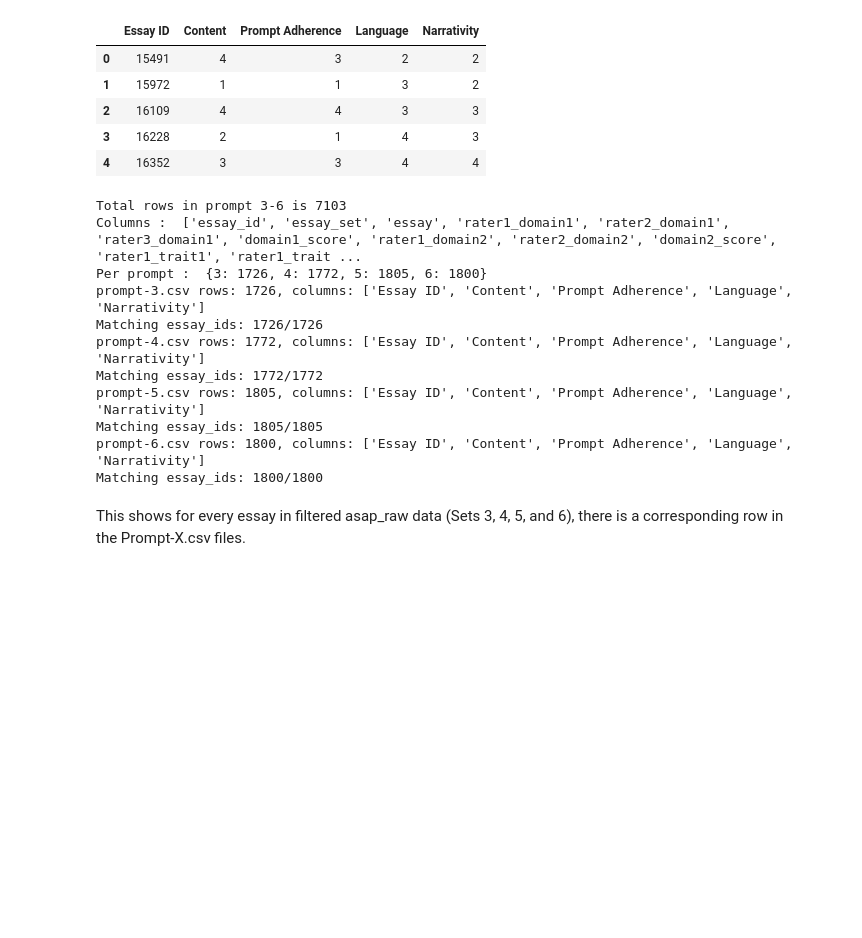
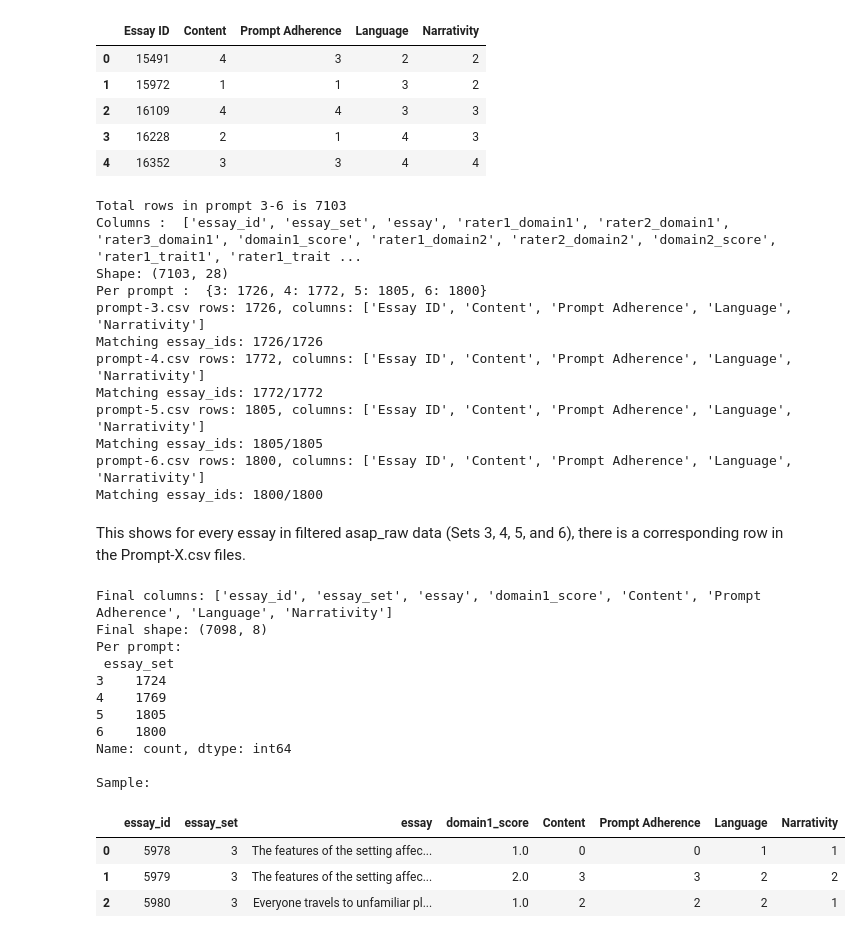
Before and after one commit to Muskan-Kandel/aes, a Jupyter notebook: AES.ipynb, the cells around one changed output. Cells and saved outputs as stored; diff of their text form; code cells hidden in the pictures; blank space fills up the shorter version.

```diff
--- a/AES.ipynb
+++ b/AES.ipynb
@@ -65,6 +100,7 @@ prompt6.head()
 filtered= asap_raw[asap_raw['essay_set'].isin([3,4,5,6])]
 print("Total rows in prompt 3-6 is", len(filtered))
 print("Columns : ", list(filtered.columns))
+print(f"Shape: {filtered.shape}")
 print("Per prompt : ", filtered['essay_set'].value_counts().sort_index().to_dict())
 for i in [3,4,5,6]:
   p = pd.read_csv(f'/content/drive/MyDrive/aes/Prompt-{i}.csv')
@@ -77,6 +113,7 @@ for i in [3,4,5,6]:
 # %% [output]
 Total rows in prompt 3-6 is 7103
 Columns :  ['essay_id', 'essay_set', 'essay', 'rater1_domain1', 'rater2_domain1', 'rater3_domain1', 'domain1_score', 'rater1_domain2', 'rater2_domain2', 'domain2_score', 'rater1_trait1', 'rater1_trait ...
+Shape: (7103, 28)
 Per prompt :  {3: 1726, 4: 1772, 5: 1805, 6: 1800}
 prompt-3.csv rows: 1726, columns: ['Essay ID', 'Content', 'Prompt Adherence', 'Language', 'Narrativity']
 Matching essay_ids: 1726/1726
@@ -90 +128,43 @@ Matching essay_ids: 1800/1800
 This shows for every essay in filtered asap_raw data (Sets 3, 4, 5, and 6), there is a corresponding row in the Prompt-X.csv files.
+# %%
+filtered_clean = filtered[['essay_id', 'essay_set', 'essay', 'domain1_score']].copy()
+trait_dfs = []
+for i in [3, 4, 5, 6]:
+    prompt_df = pd.read_csv(f'/content/drive/MyDrive/aes/Prompt-{i}.csv')
+
+    # Standardize column names if necessary (e.g., 'Essay ID' to 'essay_id')
+    prompt_df = prompt_df.rename(columns={'Essay ID': 'essay_id'})
+    trait_dfs.append(prompt_df)
+
+all_traits = pd.concat(trait_dfs, ignore_index = True)
+
+#merge on essay_id
+asap_plus_plus = filtered_clean.merge(all_traits, on='essay_id', how='inner')
+
+#clean dataset
+asap_plus_plus.dropna(subset=['essay', 'domain1_score'], inplace=True)
+asap_plus_plus.drop_duplicates(subset=['essay'], inplace=True)
+asap_plus_plus.reset_index(drop=True, inplace=True)
+
+#check final dataset
+print("Final columns:", list(asap_plus_plus.columns))
+print("Final shape:", asap_plus_plus.shape)
+print("Per prompt:\n", asap_plus_plus['essay_set'].value_counts().sort_index())
+print("\nSample:")
+asap_plus_plus.head(3)
+# %% [output]
+Final columns: ['essay_id', 'essay_set', 'essay', 'domain1_score', 'Content', 'Prompt Adherence', 'Language', 'Narrativity']
+Final shape: (7098, 8)
+Per prompt:
+ essay_set
+3    1724
+4    1769
+5    1805
+6    1800
+Name: count, dtype: int64
+
+Sample:
+|  | essay_id | essay_set | essay | domain1_score | Content | Prompt Adherence | Language | Narrativity |
+| 0 | 5978 | 3 | The features of the setting affec... | 1.0 | 0 | 0 | 1 | 1 |
+| 1 | 5979 | 3 | The features of the setting affec... | 2.0 | 3 | 3 | 2 | 2 |
+| 2 | 5980 | 3 | Everyone travels to unfamiliar pl... | 1.0 | 2 | 2 | 2 | 1 |
```
Also changed, not shown: parts of 7 cells of this notebook.
